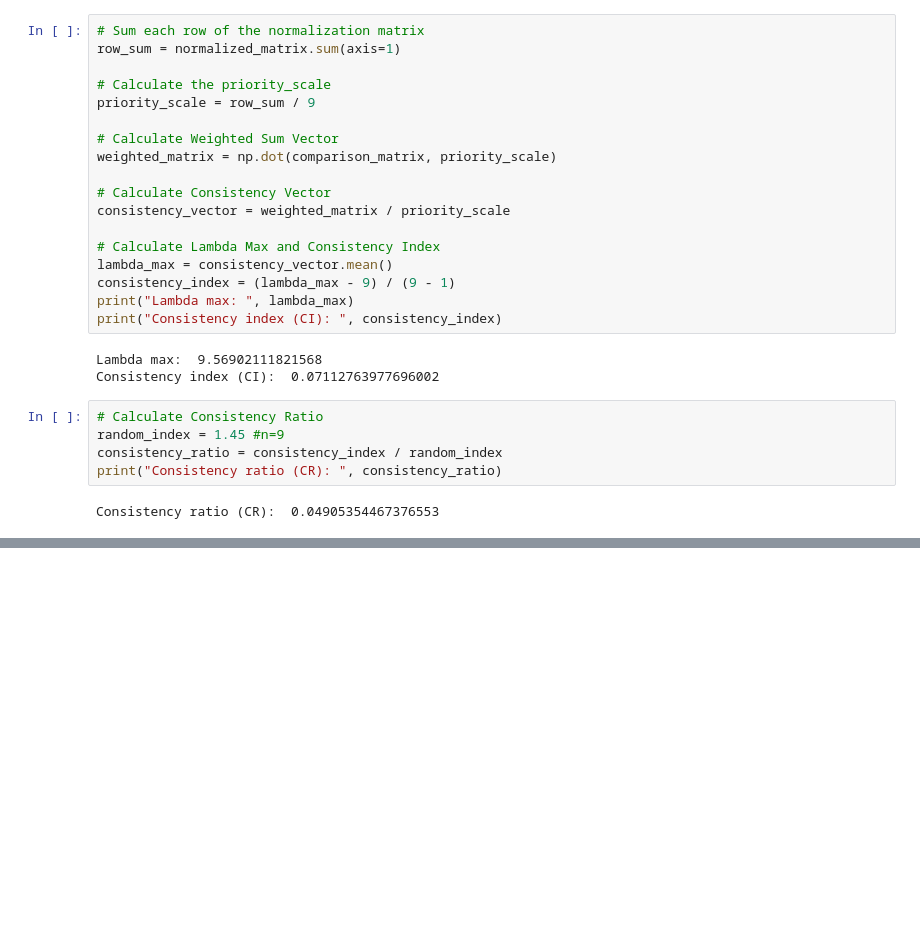
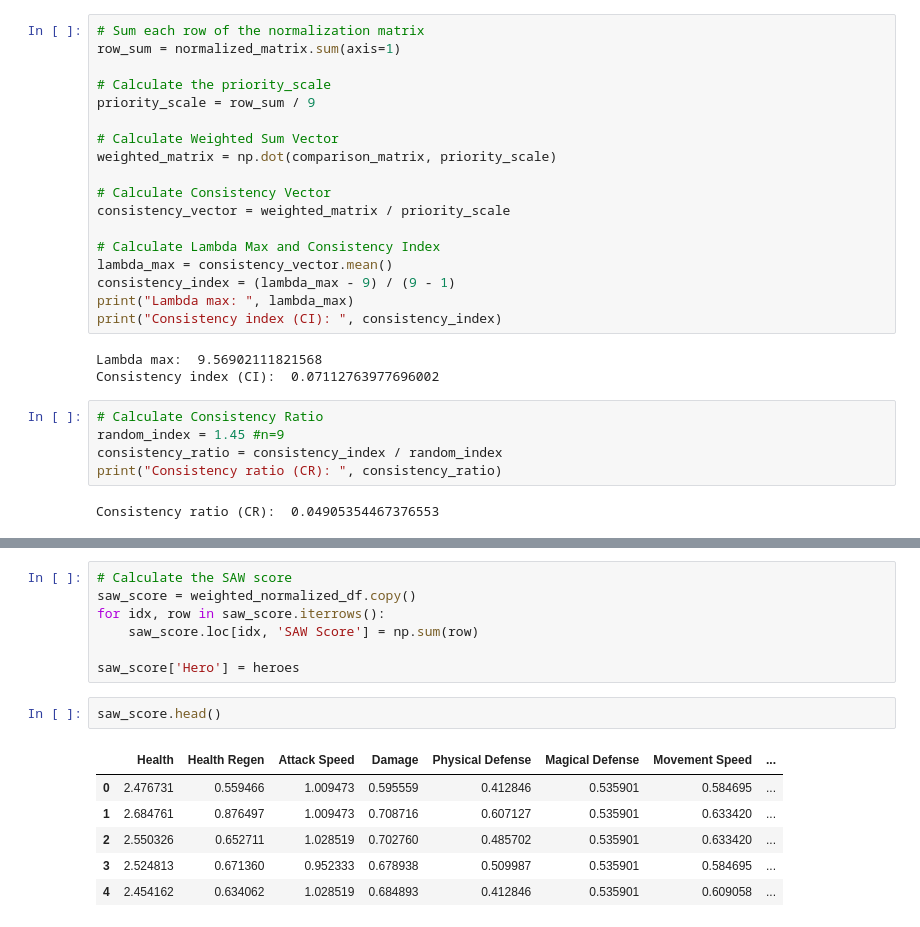
Before and after one commit to rizkiwijanarko/Mobile-Legends-Heroes-Decision-Support-System, a Jupyter notebook: spk_uas.ipynb, the cells around one changed output, grey strips where cells are left out. Saved outputs shown, nothing was run; the diff lists cells and outputs as text; blank space fills up the shorter version.

```diff
--- a/spk_uas.ipynb
+++ b/spk_uas.ipynb
@@ -546,0 +419,16 @@ Masha           0.006563
+# %%
+# Calculate the SAW score
+saw_score = weighted_normalized_df.copy()
+for idx, row in saw_score.iterrows():
+    saw_score.loc[idx, 'SAW Score'] = np.sum(row)
+
+saw_score['Hero'] = heroes
+# %%
+saw_score.head()
+# %% [output]
+|  | Health | Health Regen | Attack Speed | Damage | Physical Defense | Magical Defense | Movement Speed | ... |
+| 0 | 2.476731 | 0.559466 | 1.009473 | 0.595559 | 0.412846 | 0.535901 | 0.584695 | ... |
+| 1 | 2.684761 | 0.876497 | 1.009473 | 0.708716 | 0.607127 | 0.535901 | 0.633420 | ... |
+| 2 | 2.550326 | 0.652711 | 1.028519 | 0.702760 | 0.485702 | 0.535901 | 0.633420 | ... |
+| 3 | 2.524813 | 0.671360 | 0.952333 | 0.678938 | 0.509987 | 0.535901 | 0.584695 | ... |
+| 4 | 2.454162 | 0.634062 | 1.028519 | 0.684893 | 0.412846 | 0.535901 | 0.609058 | ... |
```
Also changed, not shown: parts of 30 cells of this notebook.
